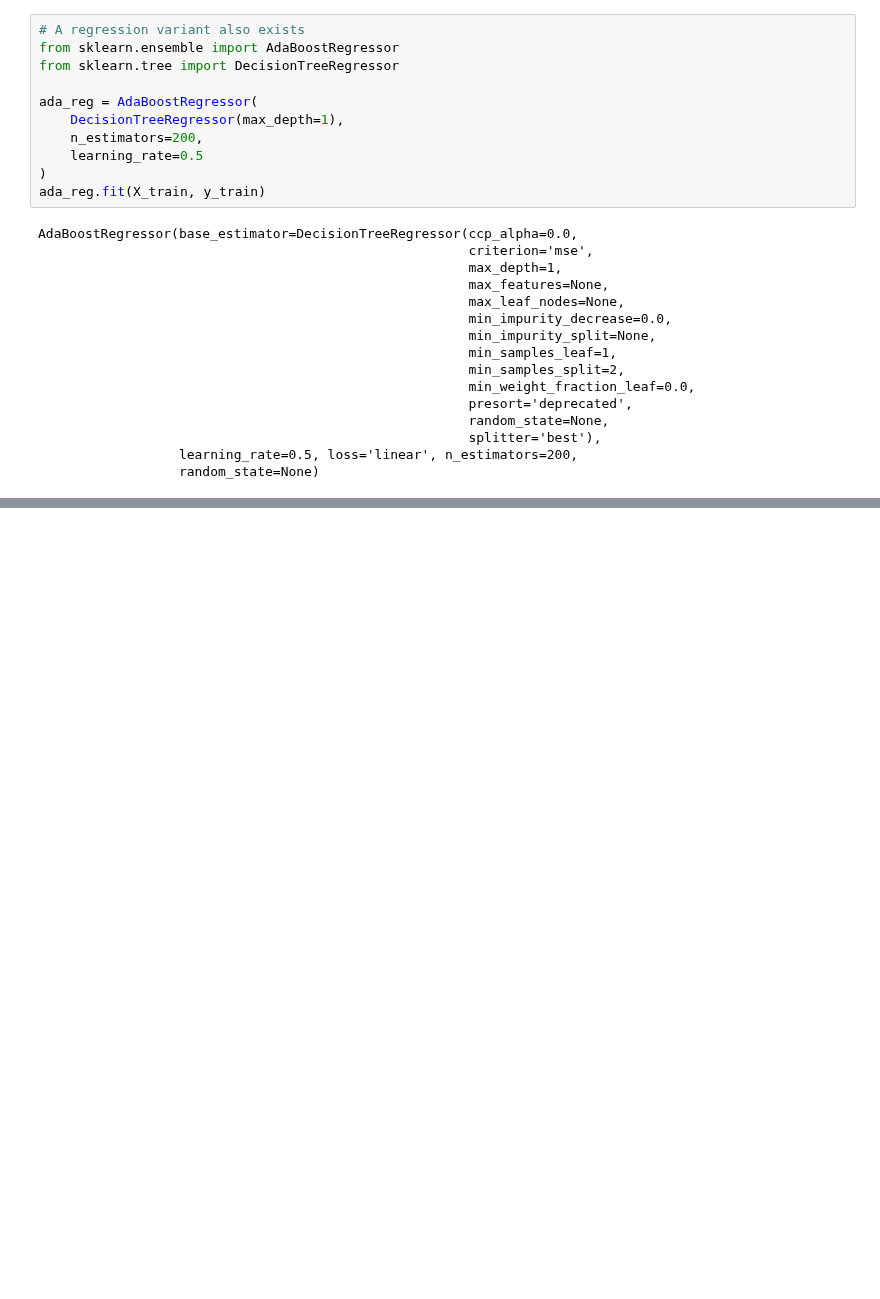
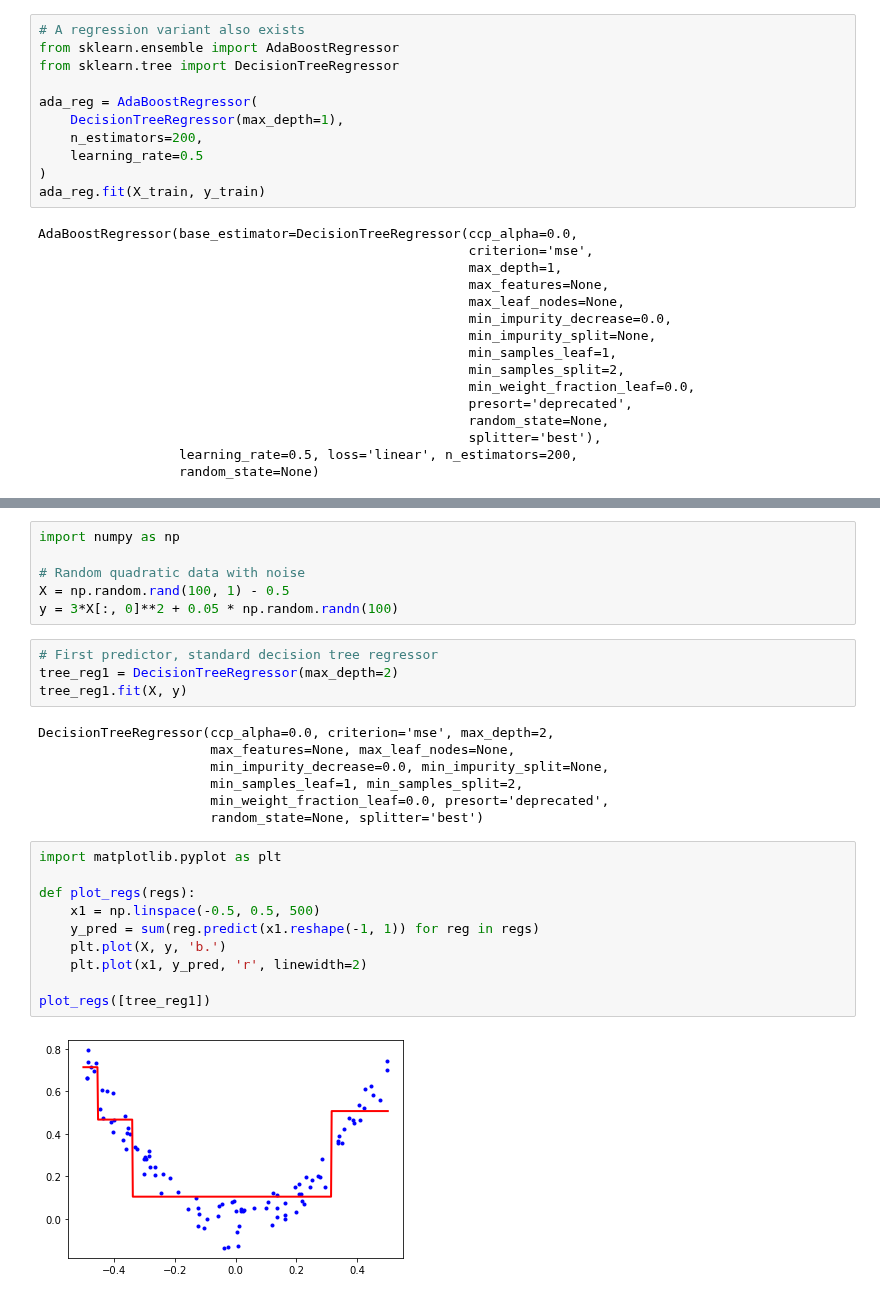
Before and after one commit to codywill/ml-sandbox, a Jupyter notebook: hands-on/Chapter 7 - Ensemble Learning.ipynb, the cells around one changed output, grey strips where cells are left out. Drawn from its saved outputs; the diff is of its cells as text; blank space fills up the shorter version.

```diff
--- a/hands-on/Chapter 7 - Ensemble Learning.ipynb
+++ b/hands-on/Chapter 7 - Ensemble Learning.ipynb
@@ -460,0 +465,29 @@ mean_squared_error(y_test, ada_reg.predict(X_test))
+# %%
+import numpy as np
+
+# Random quadratic data with noise
+X = np.random.rand(100, 1) - 0.5
+y = 3*X[:, 0]**2 + 0.05 * np.random.randn(100)
+# %%
+# First predictor, standard decision tree regressor
+tree_reg1 = DecisionTreeRegressor(max_depth=2)
+tree_reg1.fit(X, y)
+# %% [output]
+DecisionTreeRegressor(ccp_alpha=0.0, criterion='mse', max_depth=2,
+                      max_features=None, max_leaf_nodes=None,
+                      min_impurity_decrease=0.0, min_impurity_split=None,
+                      min_samples_leaf=1, min_samples_split=2,
+                      min_weight_fraction_leaf=0.0, presort='deprecated',
+                      random_state=None, splitter='best')
+# %%
+import matplotlib.pyplot as plt
+
+def plot_regs(regs):
+    x1 = np.linspace(-0.5, 0.5, 500)
+    y_pred = sum(reg.predict(x1.reshape(-1, 1)) for reg in regs)
+    plt.plot(X, y, 'b.')
+    plt.plot(x1, y_pred, 'r', linewidth=2)
+
+plot_regs([tree_reg1])
+# %% [output]
+[figure, added]
```
Also changed, not shown: parts of 41 cells of this notebook.
